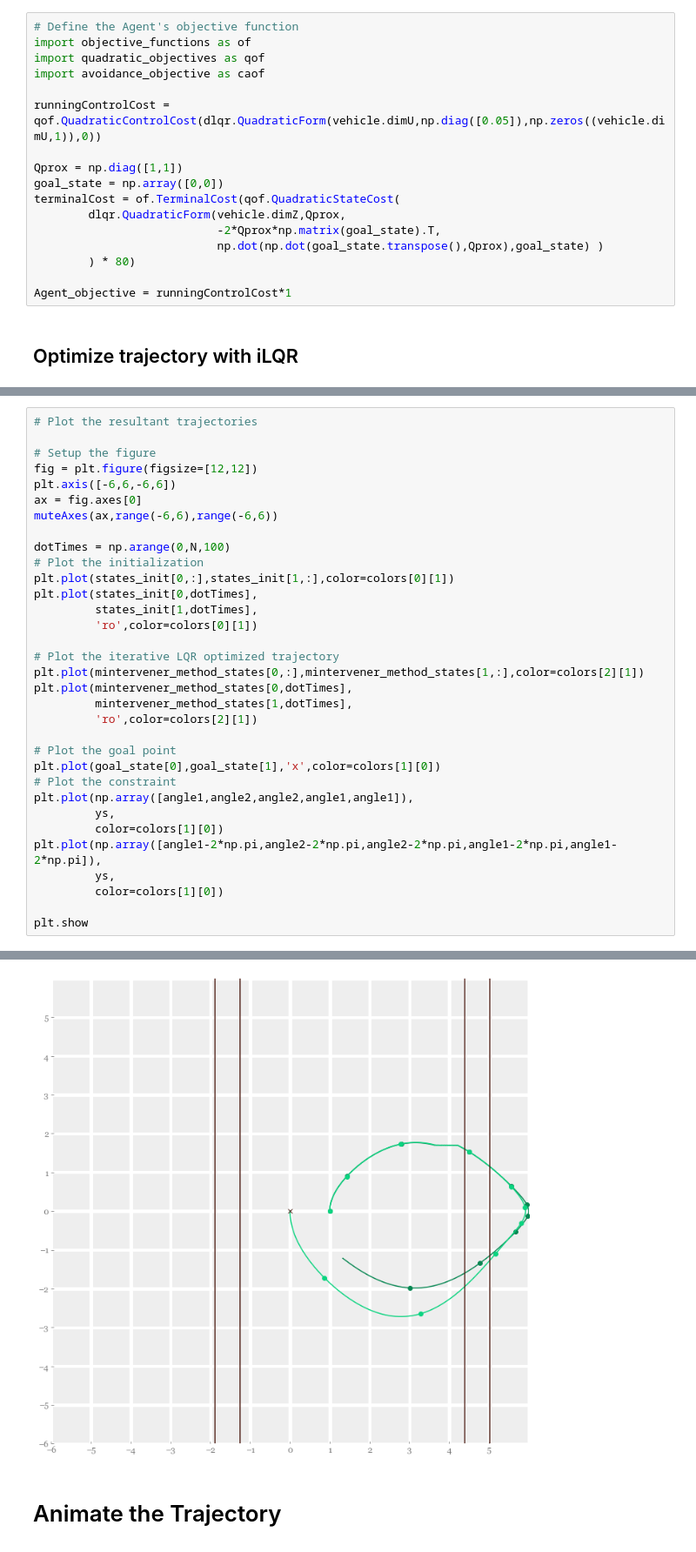
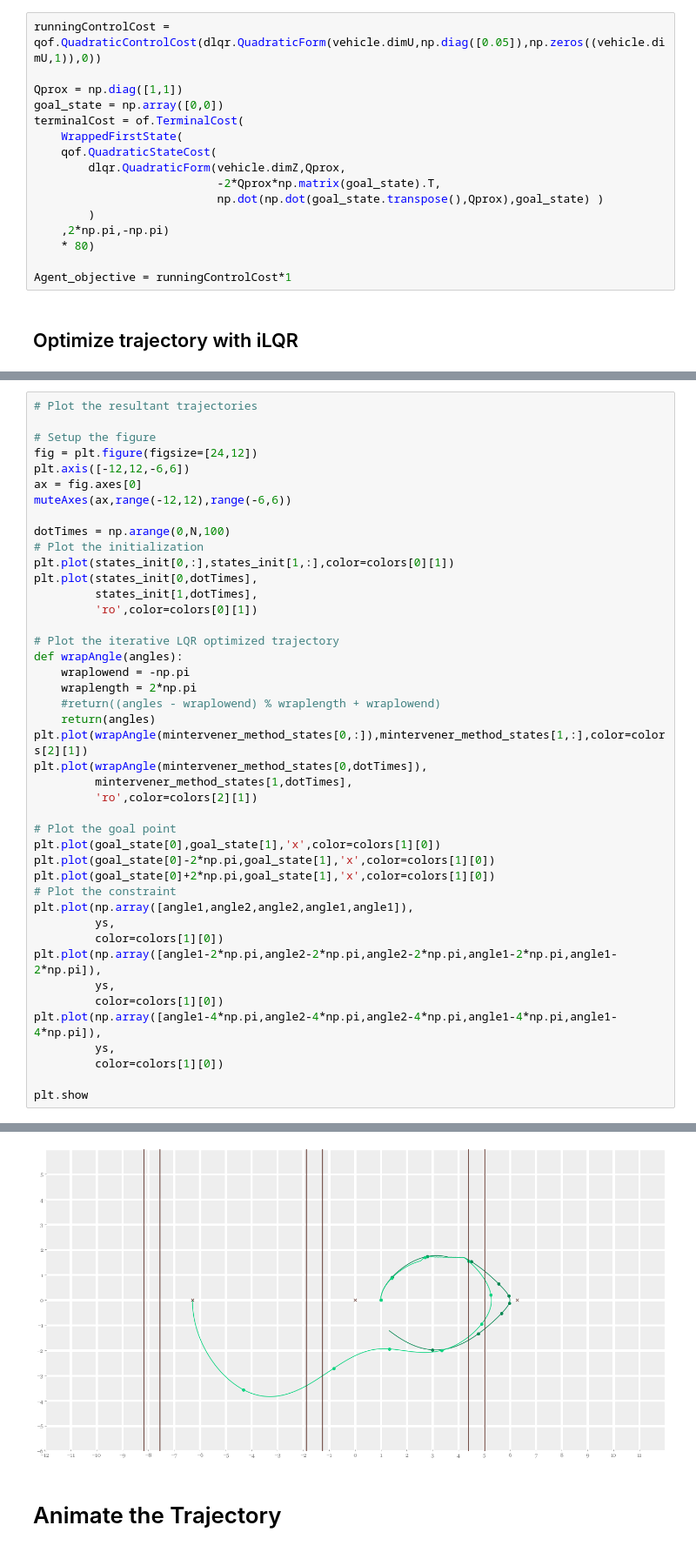
Before and after one commit to DLMcPherson/mintervention-constrained-optimal-control, a Jupyter notebook: invertedPendulum_MinterventionAwareOptimization.ipynb, the cells around one changed output, grey strips where cells are left out. Shown at 87% size. Cells and saved outputs as stored; diff of their text form.

```diff
--- a/invertedPendulum_MinterventionAwareOptimization.ipynb
+++ b/invertedPendulum_MinterventionAwareOptimization.ipynb
@@ -203,18 +289,17 @@ safe_vehicle = dyn.MinimumInterventionDynamicsWrapper(vehicle,safeLevel)
 # %%
-# Define the Agent's objective function
-import objective_functions as of
-import quadratic_objectives as qof
-import avoidance_objective as caof
-
 runningControlCost = qof.QuadraticControlCost(dlqr.QuadraticForm(vehicle.dimU,np.diag([0.05]),np.zeros((vehicle.dimU,1)),0))
 
 Qprox = np.diag([1,1])
 goal_state = np.array([0,0])
-terminalCost = of.TerminalCost(qof.QuadraticStateCost(
+terminalCost = of.TerminalCost(
+    WrappedFirstState(
+    qof.QuadraticStateCost(
         dlqr.QuadraticForm(vehicle.dimZ,Qprox,
                            -2*Qprox*np.matrix(goal_state).T,
                            np.dot(np.dot(goal_state.transpose(),Qprox),goal_state) )
-        ) * 80)
+        )
+    ,2*np.pi,-np.pi)
+    * 80)
 
 Agent_objective = runningControlCost*1
 # %% [markdown]
@@ -247,39 +332,49 @@ Initialization's cost is  260.33305174566647
 # %%
 # Plot the resultant trajectories
 
 # Setup the figure
-fig = plt.figure(figsize=[12,12])
-plt.axis([-6,6,-6,6])
+fig = plt.figure(figsize=[24,12])
+plt.axis([-12,12,-6,6])
 ax = fig.axes[0]
-muteAxes(ax,range(-6,6),range(-6,6))
+muteAxes(ax,range(-12,12),range(-6,6))
 
 dotTimes = np.arange(0,N,100)
 # Plot the initialization
 plt.plot(states_init[0,:],states_init[1,:],color=colors[0][1])
 plt.plot(states_init[0,dotTimes],
          states_init[1,dotTimes],
          'ro',color=colors[0][1])
 
 # Plot the iterative LQR optimized trajectory
-plt.plot(mintervener_method_states[0,:],mintervener_method_states[1,:],color=colors[2][1])
-plt.plot(mintervener_method_states[0,dotTimes],
+def wrapAngle(angles):
+    wraplowend = -np.pi
+    wraplength = 2*np.pi
+    #return((angles - wraplowend) % wraplength + wraplowend)
+    return(angles)
+plt.plot(wrapAngle(mintervener_method_states[0,:]),mintervener_method_states[1,:],color=colors[2][1])
+plt.plot(wrapAngle(mintervener_method_states[0,dotTimes]),
          mintervener_method_states[1,dotTimes],
          'ro',color=colors[2][1])
 
 # Plot the goal point
 plt.plot(goal_state[0],goal_state[1],'x',color=colors[1][0])
+plt.plot(goal_state[0]-2*np.pi,goal_state[1],'x',color=colors[1][0])
+plt.plot(goal_state[0]+2*np.pi,goal_state[1],'x',color=colors[1][0])
 # Plot the constraint
 plt.plot(np.array([angle1,angle2,angle2,angle1,angle1]),
          ys,
          color=colors[1][0])
 plt.plot(np.array([angle1-2*np.pi,angle2-2*np.pi,angle2-2*np.pi,angle1-2*np.pi,angle1-2*np.pi]),
          ys,
          color=colors[1][0])
+plt.plot(np.array([angle1-4*np.pi,angle2-4*np.pi,angle2-4*np.pi,angle1-4*np.pi,angle1-4*np.pi]),
+         ys,
+         color=colors[1][0])
 
 plt.show
 # %% [output]
 <function matplotlib.pyplot.show(close=None, block=None)>
-[figure, old version]
+[figure, new version]
 # %% [markdown]
 # Animate the Trajectory
 # %%
```
Also changed, not shown: parts of 10 cells of this notebook, 22 other files.
